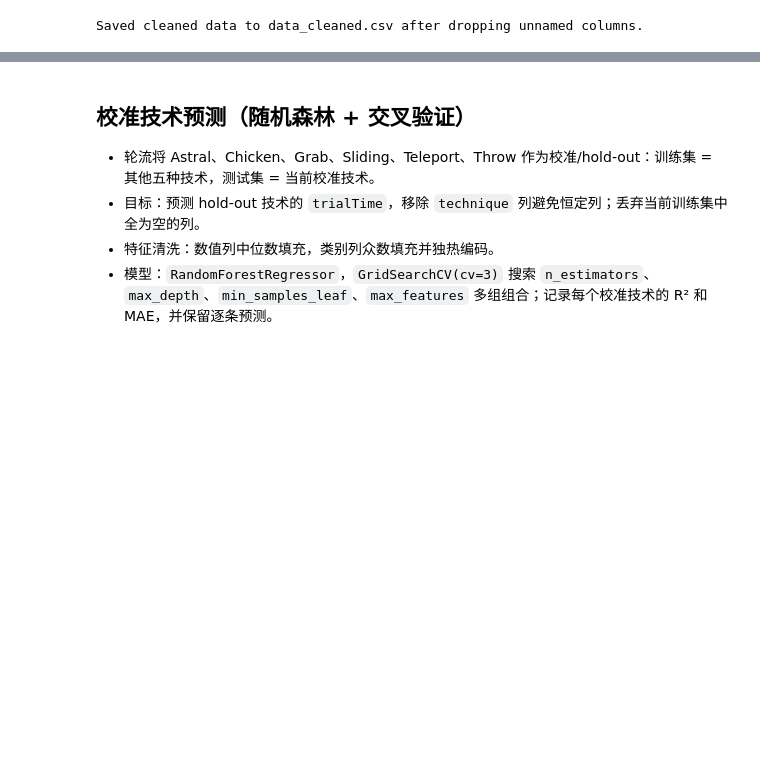
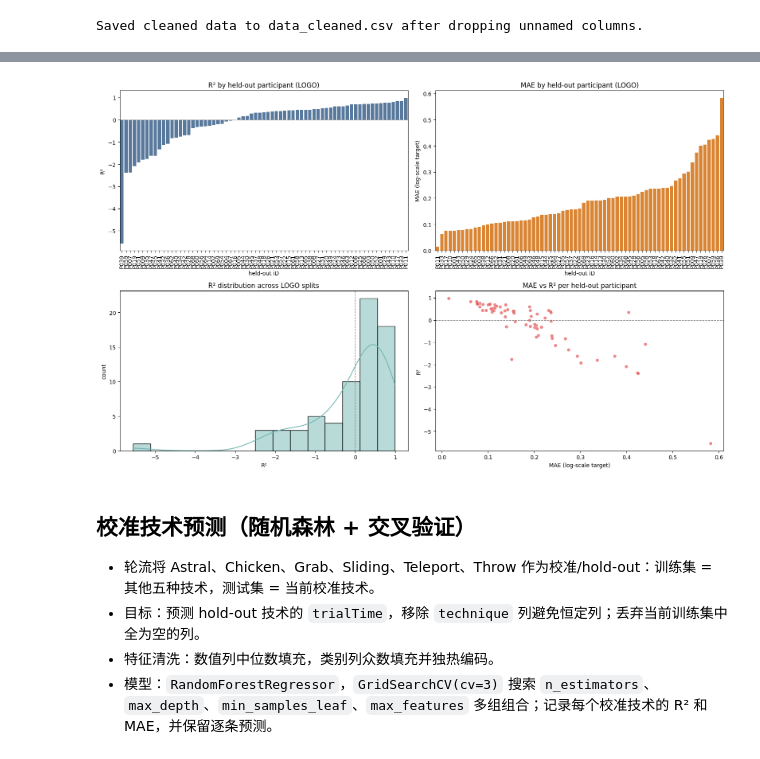
Before and after one commit to A-l-an/IOTA5002-Data-driven-Modeling-Final, a Jupyter notebook: data_cleaning.ipynb, the cells around one changed output, grey strips where cells are left out. Drawn from its saved outputs; the diff is of its cells as text; code cells hidden in the pictures; blank space fills up the shorter version.

```diff
--- a/data_cleaning.ipynb
+++ b/data_cleaning.ipynb
@@ -309,3 +451,42 @@ Saved cleaned data to data_cleaned.csv after dropping unnamed columns.
+# %%
+import seaborn as sns
+import matplotlib.pyplot as plt
+
+# 排序方便对比（R² 从低到高，MAE 从低到高）
+r2_order = logo_summary.sort_values("r2")['held_out_iD']
+mae_order = logo_summary.sort_values("mae")['held_out_iD']
+
+fig, axes = plt.subplots(2, 2, figsize=(16, 10))
+
+sns.barplot(data=logo_summary, x="held_out_iD", y="r2", order=r2_order, ax=axes[0, 0], color="#4C78A8")
+axes[0, 0].axhline(0, color="gray", linestyle="--", linewidth=1)
+axes[0, 0].set_title("R² by held-out participant (LOGO)")
+axes[0, 0].set_xlabel("held-out iD")
+axes[0, 0].set_ylabel("R²")
+axes[0, 0].tick_params(axis='x', rotation=90)
+
+sns.barplot(data=logo_summary, x="held_out_iD", y="mae", order=mae_order, ax=axes[0, 1], color="#F58518")
+axes[0, 1].set_title("MAE by held-out participant (LOGO)")
+axes[0, 1].set_xlabel("held-out iD")
+axes[0, 1].set_ylabel("MAE (log-scale target)")
+axes[0, 1].tick_params(axis='x', rotation=90)
+
+sns.histplot(data=logo_summary, x="r2", bins=15, kde=True, ax=axes[1, 0], color="#72B7B2")
+axes[1, 0].axvline(0, color="gray", linestyle="--", linewidth=1)
+axes[1, 0].set_title("R² distribution across LOGO splits")
+axes[1, 0].set_xlabel("R²")
+axes[1, 0].set_ylabel("count")
+
+sns.scatterplot(data=logo_summary, x="mae", y="r2", ax=axes[1, 1], color="#E45756", alpha=0.7)
+axes[1, 1].axhline(0, color="gray", linestyle="--", linewidth=1)
+axes[1, 1].set_title("MAE vs R² per held-out participant")
+axes[1, 1].set_xlabel("MAE (log-scale target)")
+axes[1, 1].set_ylabel("R²")
+
+plt.tight_layout()
+plt.show()
+# %% [output]
+[figure, added]
 # %% [markdown]
 ## 校准技术预测（随机森林 + 交叉验证）
 - 轮流将 Astral、Chicken、Grab、Sliding、Teleport、Throw 作为校准/hold-out：训练集 = 其他五种技术，测试集 = 当前校准技术。
```
Also changed, not shown: parts of 4 cells of this notebook, 1 other file.
